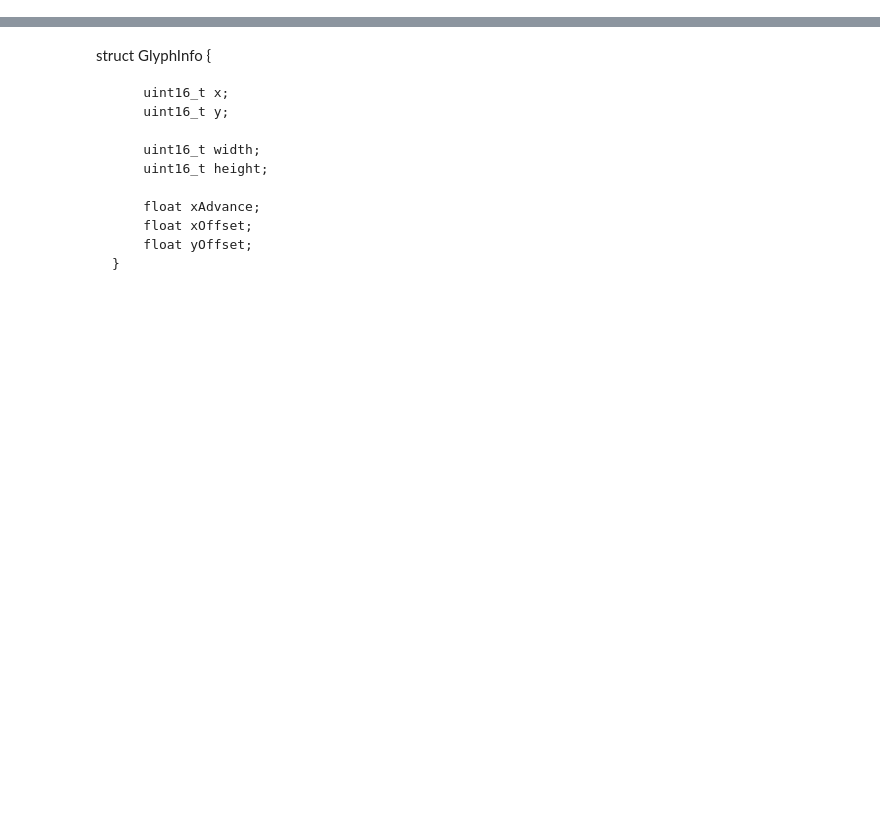
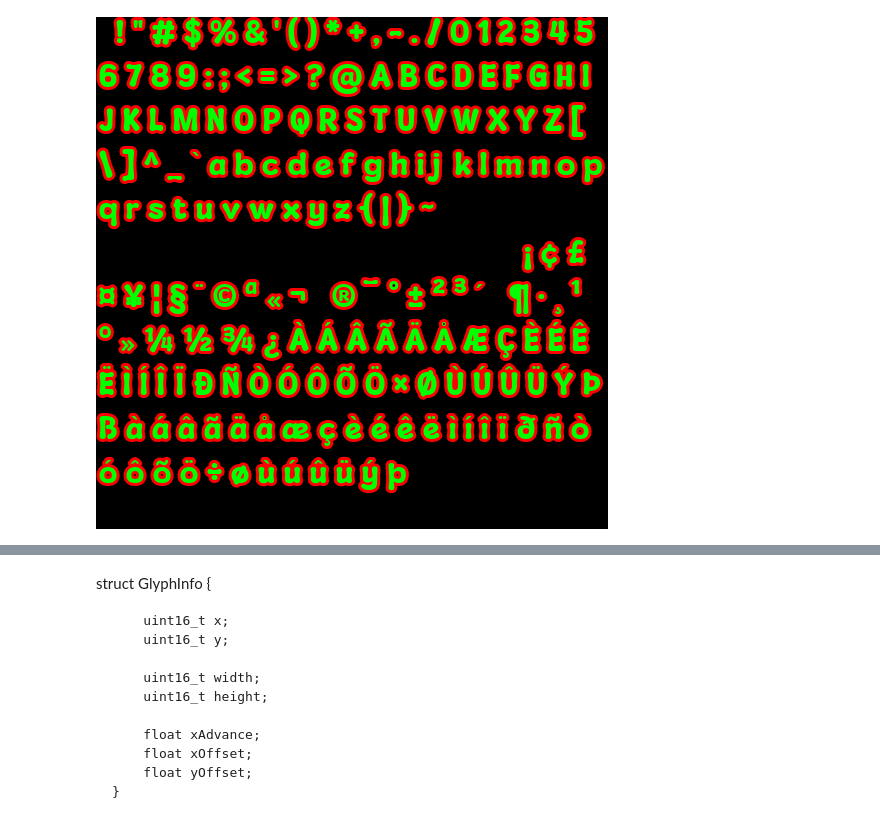
Before and after one commit to meysamshahbazi/cuda-font, a Jupyter notebook: Untitled.ipynb, the cells around one changed output, grey strips where cells are left out. Drawn from its saved outputs; the diff is of its cells as text; code cells hidden in the pictures; blank space fills up the shorter version.

```diff
--- a/Untitled.ipynb
+++ b/Untitled.ipynb
@@ -3,0 +5,76 @@ import numpy as np
+# %%
+
+font_map_i = Image.new('RGB', (512, 512), (0,0,0))
+
+
+# font = ImageFont.truetype(font="/usr/share/fonts/truetype/liberation/LiberationSans-Regular.ttf", size=40)
+# font = ImageFont.truetype(font="/home/meysam/Downloads/dripicons-v2.ttf", size=20)
+# font = ImageFont.truetype(font="/home/meysam/Downloads/Action-Man/Action_Man.ttf", size=40)
+# font = ImageFont.truetype(font="/home/meysam/Downloads/FontAwesome.ttf", size=20)
+
+# font_name = "/home/meysam/Downloads/dripicons-v2.ttf"
+# font_name = "/home/meysam/Downloads/beautiful_6/Beautiful.ttf"
+# font_name = "/home/meysam/Downloads/sylvia_angel/Sylvia Angel.otf"
+# font_name = "/home/meysam/Downloads/harvest_yard/Harvest Yard.otf"
+# font_name  = "/home/meysam/Downloads/FontAwesome.ttf"
+# font_name  =  "/home/meysam/Downloads/Action-Man/Action_Man.ttf"
+# font_name  =  "/home/meysam/Downloads/Action-Man/Action_Man_Extended.ttf"
+# font_name  =  "/home/meysam/Downloads/ready_for_fall/Ready For Fall.ttf"
+# font_name  =  "/home/meysam/Downloads/super_bakery/Super Bakery.ttf"
+# font_name  = "/home/meysam/Downloads/hug_me_tight/Hug Me Tight - TTF.ttf"
+# font_name  = "/home/meysam/Downloads/simple_handmade_2/SimpleHandmade.ttf"
+
+font_name = "/home/meysam/Downloads/mouldy_cheese/Mouldy Cheese.ttf"
+# font_name = "/home/meysam/Downloads/sparky_stones/Sparky Stones.ttf"
+font = ImageFont.truetype(font=font_name, size=30)
+
+
+drawer = ImageDraw.Draw(font_map_i)
+
+text = ""
+
+for i in range(32, 255):
+    text = text + chr(i)
+
+# text = "" + chr(171)
+# text = "\xB0"
+
+fill = (0,255,0)
+stroke_width = 3
+stroke_fill = (255,0,0)
+GlyphInfo = dict()
+
+x1, y1, x2, y2 = font.getbbox(text, stroke_width=stroke_width, anchor = "la")
+max_height = y2 - y1
+
+min_x_draw = stroke_width
+
+x_draw = min_x_draw
+y_draw = stroke_width
+
+x1, y1, x2, y2 = font.getbbox("!", stroke_width=stroke_width, anchor = "la")
+min_x_adv = x2 - x1
+for l in text:
+    GlyphInfo[l] = dict()
+    x1, y1, x2, y2 = font.getbbox(l, stroke_width=stroke_width, anchor = "la")
+    if x_draw + x2 - x1 > 512:
+        x_draw = min_x_draw
+        y_draw += max_height
+
+    GlyphInfo[l]["x"] = x_draw + x1
+    GlyphInfo[l]["y"] = y_draw + y1
+    GlyphInfo[l]["width"] = x2 - x1
+    GlyphInfo[l]["height"] = y2 - y1
+    GlyphInfo[l]["xAdvance"] = x2 - x1
+    if x2 - x2 == 2*stroke_width:
+       GlyphInfo[l]["xAdvance"] = min_x_adv
+
+    GlyphInfo[l]["xOffset"] = -x2
+    GlyphInfo[l]["yOffset"] = -y2 + y1
+    drawer.text((x_draw, y_draw), l, font=font, anchor = "la",
+                fill=fill, stroke_width=stroke_width, stroke_fill=stroke_fill)
+    x_draw += x2 - x1 + min_x_draw
+
+font_map_i
+# %% [output]
+[figure, added]
```
Also changed, not shown: parts of 19 cells of this notebook, 4 other files.
